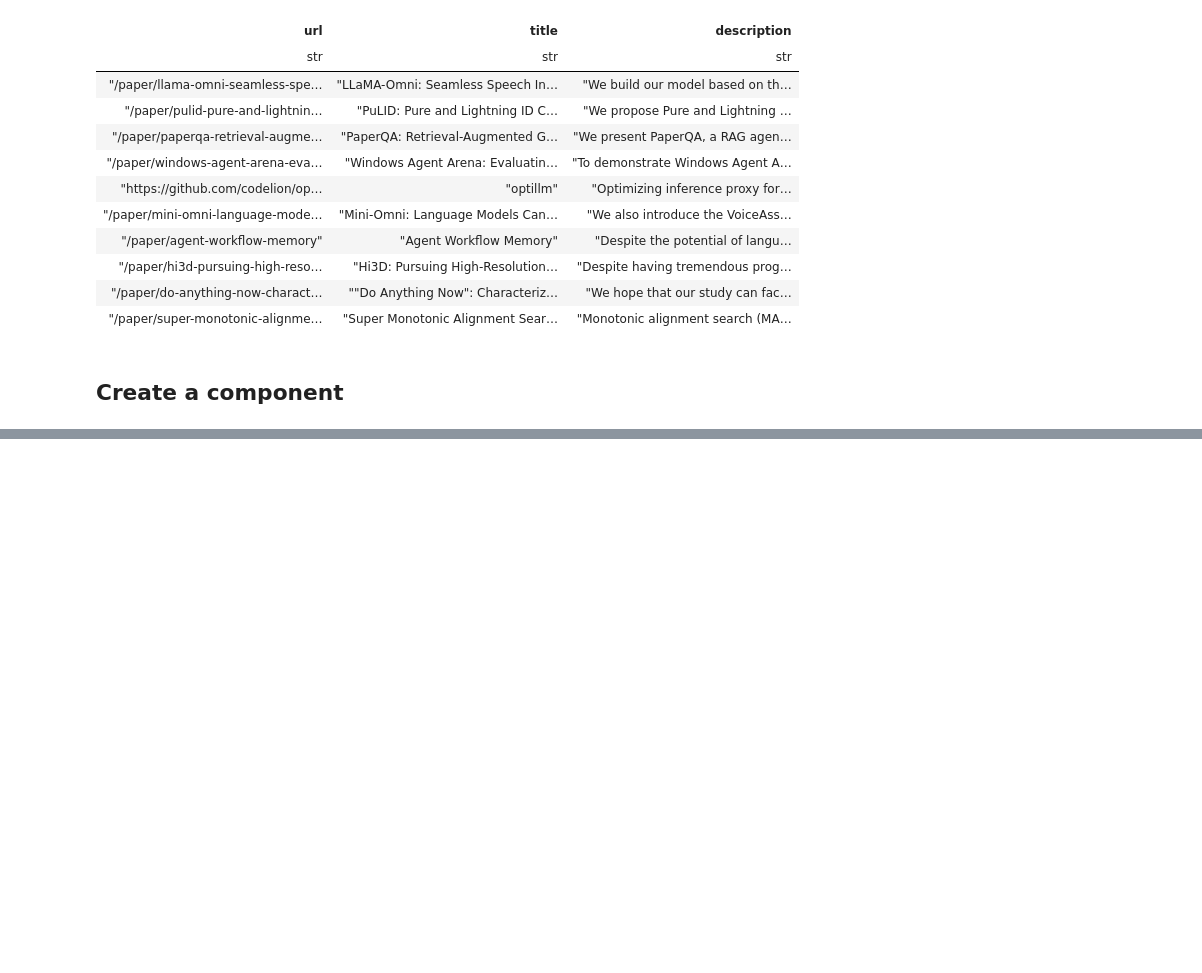
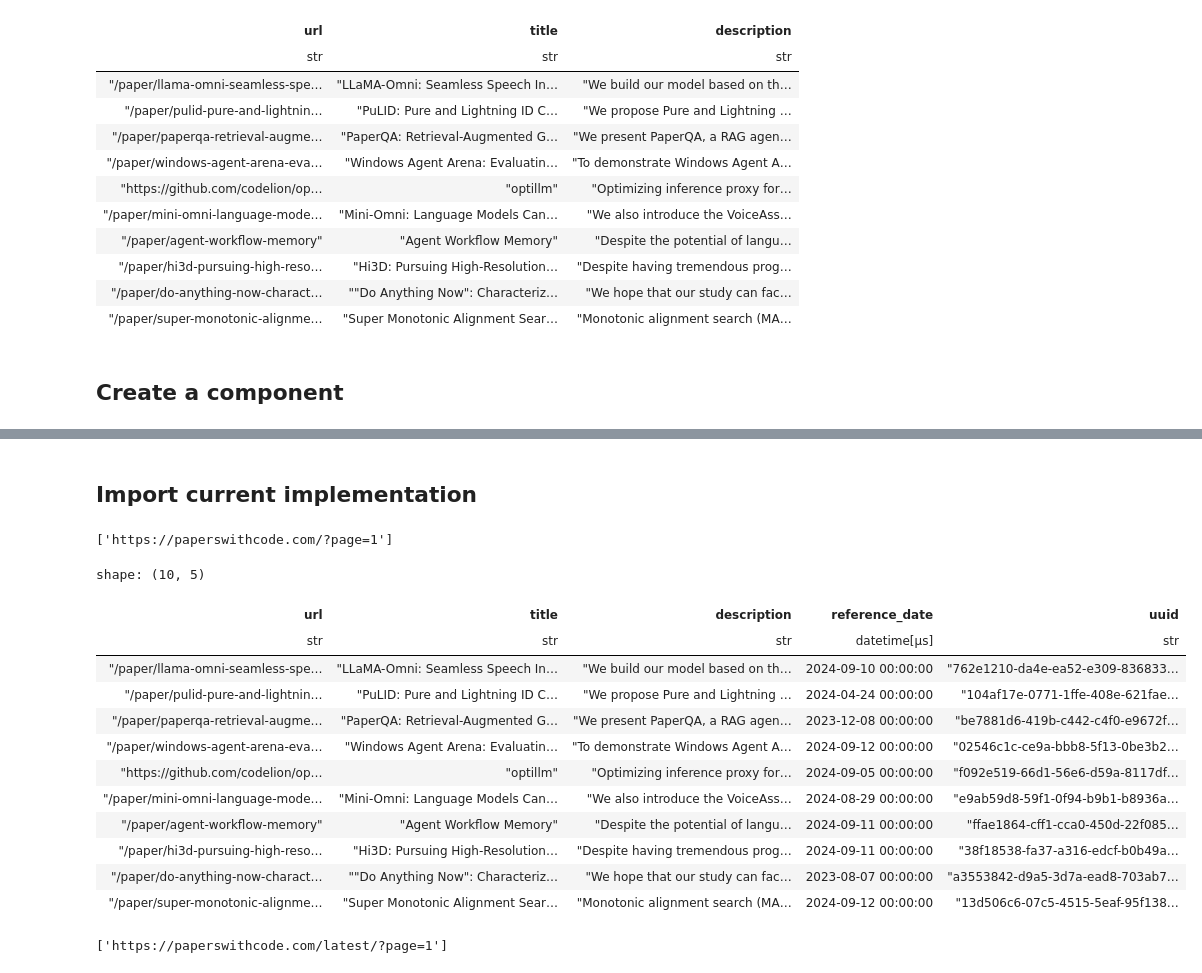
Before and after one commit to CarlosVecina/easy_bookmarks, a Jupyter notebook: examples/integrations/webpage.ipynb, the cells around one changed output, grey strips where cells are left out. Cells and saved outputs as stored; diff of their text form; code cells hidden in the pictures; blank space fills up the shorter version.

Commit message:
✨  Add web feed bookmark integration

```diff
--- a/examples/integrations/webpage.ipynb
+++ b/examples/integrations/webpage.ipynb
@@ -178,0 +207,28 @@ pl.DataFrame(l_bookmarks)
+# %% [markdown]
+## Import current implementation
+# %%
+from easy_bookmarks.integrations.webpage import PwCWebpageIntegration
+
+pwc = PwCWebpageIntegration(n_pages=1)
+
+l_bookmarks = pwc.get_bookmarks()
+# %%
+pwc.base_urls
+# %% [output]
+['https://paperswithcode.com/?page=1']
+# %%
+l_bookmarks.to_polars_dataframe()
+# %% [output]
+shape: (10, 5)
+| url | title | description | reference_date | uuid |
+| str | str | str | datetime[μs] | str |
+| "/paper/llama-omni-seamless-spe… | "LLaMA-Omni: Seamless Speech In… | "We build our model based on th… | 2024-09-10 00:00:00 | "762e1210-da4e-ea52-e309-836833… |
+| "/paper/pulid-pure-and-lightnin… | "PuLID: Pure and Lightning ID C… | "We propose Pure and Lightning … | 2024-04-24 00:00:00 | "104af17e-0771-1ffe-408e-621fae… |
+| "/paper/paperqa-retrieval-augme… | "PaperQA: Retrieval-Augmented G… | "We present PaperQA, a RAG agen… | 2023-12-08 00:00:00 | "be7881d6-419b-c442-c4f0-e9672f… |
+| "/paper/windows-agent-arena-eva… | "Windows Agent Arena: Evaluatin… | "To demonstrate Windows Agent A… | 2024-09-12 00:00:00 | "02546c1c-ce9a-bbb8-5f13-0be3b2… |
+| "https://github.com/codelion/op… | "optillm" | "Optimizing inference proxy for… | 2024-09-05 00:00:00 | "f092e519-66d1-56e6-d59a-8117df… |
+| "/paper/mini-omni-language-mode… | "Mini-Omni: Language Models Can… | "We also introduce the VoiceAss… | 2024-08-29 00:00:00 | "e9ab59d8-59f1-0f94-b9b1-b8936a… |
+| "/paper/agent-workflow-memory" | "Agent Workflow Memory" | "Despite the potential of langu… | 2024-09-11 00:00:00 | "ffae1864-cff1-cca0-450d-22f085… |
+| "/paper/hi3d-pursuing-high-reso… | "Hi3D: Pursuing High-Resolution… | "Despite having tremendous prog… | 2024-09-11 00:00:00 | "38f18538-fa37-a316-edcf-b0b49a… |
+| "/paper/do-anything-now-charact… | ""Do Anything Now": Characteriz… | "We hope that our study can fac… | 2023-08-07 00:00:00 | "a3553842-d9a5-3d7a-ead8-703ab7… |
+| "/paper/super-monotonic-alignme… | "Super Monotonic Alignment Sear… | "Monotonic alignment search (MA… | 2024-09-12 00:00:00 | "13d506c6-07c5-4515-5eaf-95f138… |
@@ -178,0 +241,4 @@ pl.DataFrame(l_bookmarks)
+# %%
+pwc.base_urls
+# %% [output]
+['https://paperswithcode.com/latest/?page=1']
```
Also changed, not shown: parts of 9 cells of this notebook, 1 other file.
